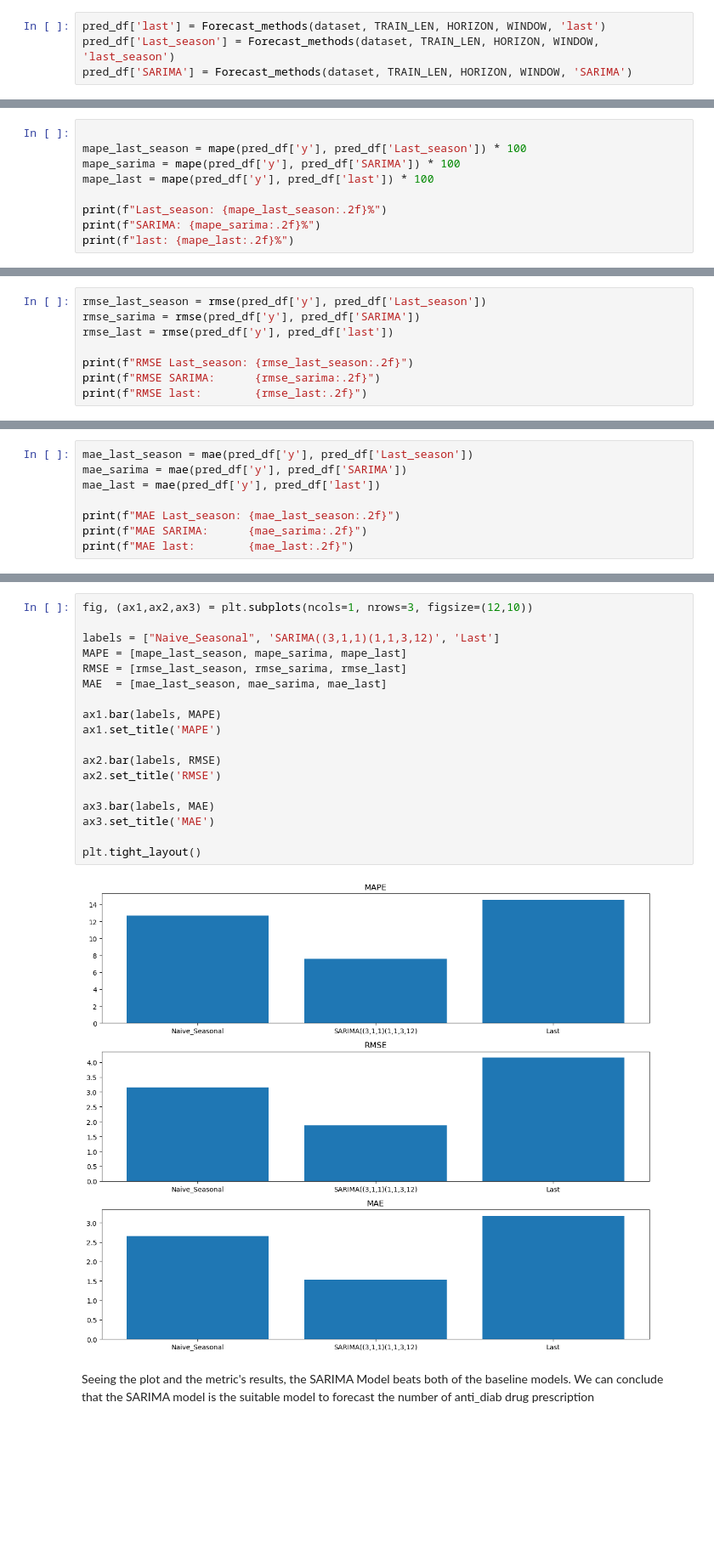
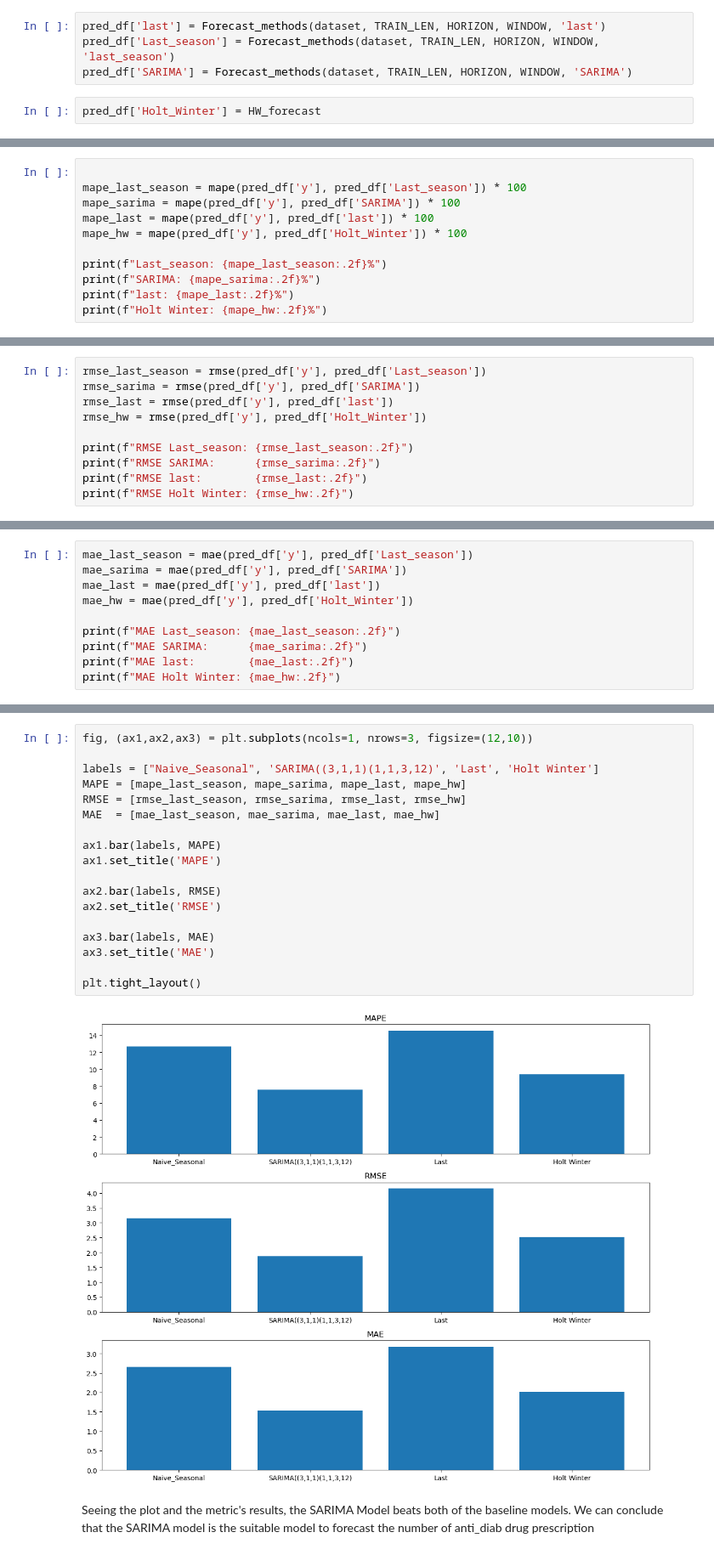
Before and after one commit to MrX1710/Projects, a Jupyter notebook: AntiDiab_AU_TS/Anti_diab_TS.ipynb, the cells around one changed output, grey strips where cells are left out. Shown at 85% size. Drawn from its saved outputs; the diff is of its cells as text; blank space fills up the shorter version.

Commit message:
Added a Holt winter model to compare against SARIMA

```diff
--- a/AntiDiab_AU_TS/Anti_diab_TS.ipynb
+++ b/AntiDiab_AU_TS/Anti_diab_TS.ipynb
@@ -307,6 +360,8 @@ pred_df = dataset[168:]
 pred_df['last'] = Forecast_methods(dataset, TRAIN_LEN, HORIZON, WINDOW, 'last')
 pred_df['Last_season'] = Forecast_methods(dataset, TRAIN_LEN, HORIZON, WINDOW, 'last_season')
 pred_df['SARIMA'] = Forecast_methods(dataset, TRAIN_LEN, HORIZON, WINDOW, 'SARIMA')
+# %%
+pred_df['Holt_Winter'] = HW_forecast
 # %%
 pred_df
 # %% [output]
@@ -355,10 +411,12 @@ plt.show()
 mape_last_season = mape(pred_df['y'], pred_df['Last_season']) * 100
 mape_sarima = mape(pred_df['y'], pred_df['SARIMA']) * 100
 mape_last = mape(pred_df['y'], pred_df['last']) * 100
+mape_hw = mape(pred_df['y'], pred_df['Holt_Winter']) * 100
 
 print(f"Last_season: {mape_last_season:.2f}%")
 print(f"SARIMA: {mape_sarima:.2f}%")
 print(f"last: {mape_last:.2f}%")
+print(f"Holt Winter: {mape_hw:.2f}%")
 # %% [output]
 Last_season: 12.69%
 SARIMA: 7.56%
@@ -367,10 +426,12 @@ last: 14.55%
 rmse_last_season = rmse(pred_df['y'], pred_df['Last_season'])
 rmse_sarima = rmse(pred_df['y'], pred_df['SARIMA'])
 rmse_last = rmse(pred_df['y'], pred_df['last'])
+rmse_hw = rmse(pred_df['y'], pred_df['Holt_Winter'])
 
 print(f"RMSE Last_season: {rmse_last_season:.2f}")
 print(f"RMSE SARIMA:      {rmse_sarima:.2f}")
 print(f"RMSE last:        {rmse_last:.2f}")
+print(f"RMSE Holt Winter: {rmse_hw:.2f}")
 # %% [output]
 RMSE Last_season: 3.15
 RMSE SARIMA:      1.87
@@ -379,10 +441,12 @@ RMSE last:        4.15
 mae_last_season = mae(pred_df['y'], pred_df['Last_season'])
 mae_sarima = mae(pred_df['y'], pred_df['SARIMA'])
 mae_last = mae(pred_df['y'], pred_df['last'])
+mae_hw = mae(pred_df['y'], pred_df['Holt_Winter'])
 
 print(f"MAE Last_season: {mae_last_season:.2f}")
 print(f"MAE SARIMA:      {mae_sarima:.2f}")
 print(f"MAE last:        {mae_last:.2f}")
+print(f"MAE Holt Winter: {mae_hw:.2f}")
 # %% [output]
 MAE Last_season: 2.66
 MAE SARIMA:      1.53
@@ -390,22 +455,22 @@ MAE last:        3.18
 # %%
 fig, (ax1,ax2,ax3) = plt.subplots(ncols=1, nrows=3, figsize=(12,10))
 
-labels = ["Naive_Seasonal", 'SARIMA((3,1,1)(1,1,3,12)', 'Last']
-MAPE = [mape_last_season, mape_sarima, mape_last]
-RMSE = [rmse_last_season, rmse_sarima, rmse_last]
-MAE  = [mae_last_season, mae_sarima, mae_last]
+labels = ["Naive_Seasonal", 'SARIMA((3,1,1)(1,1,3,12)', 'Last', 'Holt Winter']
+MAPE = [mape_last_season, mape_sarima, mape_last, mape_hw]
+RMSE = [rmse_last_season, rmse_sarima, rmse_last, rmse_hw]
+MAE  = [mae_last_season, mae_sarima, mae_last, mae_hw]
 
 ax1.bar(labels, MAPE)
 ax1.set_title('MAPE')
 
 ax2.bar(labels, RMSE)
 ax2.set_title('RMSE')
 
 ax3.bar(labels, MAE)
 ax3.set_title('MAE')
 
 plt.tight_layout()
 # %% [output]
-[figure, old version]
+[figure, new version]
 # %% [markdown]
 Seeing the plot and the metric's results, the SARIMA Model beats both of the baseline models. We can conclude that the SARIMA model is the suitable model to forecast the number of anti_diab drug prescription
```
Also changed, not shown: parts of 14 cells of this notebook.
